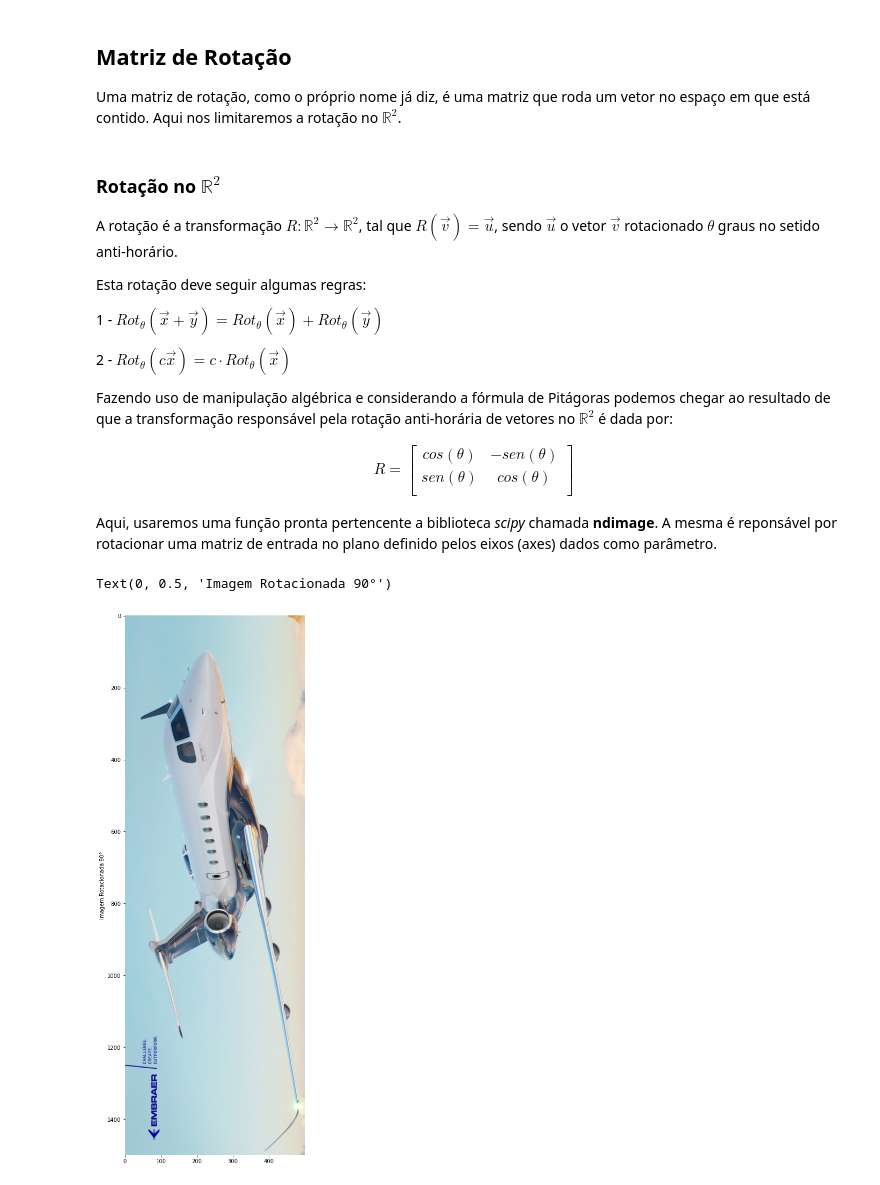
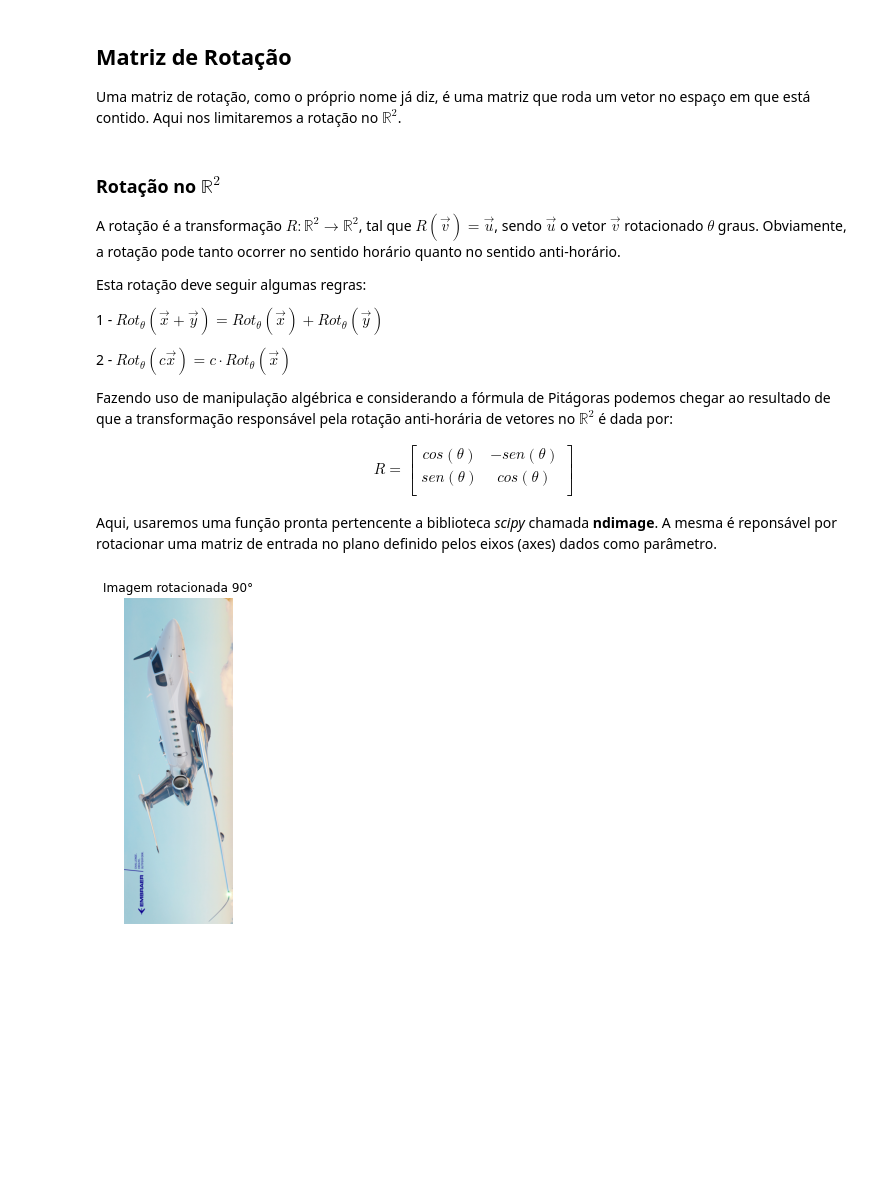
Before and after one commit to GusSampaio/processamento_de_imagens_e_gato_de_Arnold, a Jupyter notebook: Proj_Final_Alg_Lin.ipynb, the cells around one changed output. Cells and saved outputs as stored; diff of their text form; code cells hidden in the pictures; blank space fills up the shorter version.

Commit message:
Adicionando função de plot

```diff
--- a/Proj_Final_Alg_Lin.ipynb
+++ b/Proj_Final_Alg_Lin.ipynb
@@ -11,5 +11,19 @@ O que pode-se fazer com Python?
 # %%
 import numpy as np
 import matplotlib.pyplot as plt
+# %%
+# Vamos usar essa função para plotar as várias imagens pertencentes a esse notebook
+def plot_image(img, img_name):
+    #definindo as dimensões da do gráfico que sustentará a imagem advinda de uma matriz
+    plt.figure(figsize=(20,6))
+
+    #removendo a moldura do gráfico
+    plt.axis(False)
+
+    #plotando a imagem recebida
+    plt.imshow(img)
+
+    #adicionando o título do gráfico
+    plt.title(img_name)
 # %%
 img = plt.imread('img_exp.png', 0)
@@ -177,7 +172,7 @@ Uma matriz de rotação, como o próprio nome já diz, é uma matriz que roda um
 Aqui nos limitaremos a rotação no $\mathbb{R}^2$.
 # %% [markdown]
 ### Rotação no $\mathbb{R}^2$
-A rotação é a transformação $R: \mathbb{R}^2 \to \mathbb{R}^2$, tal que $R(\vec v) = \vec u$, sendo $\vec u$ o vetor $\vec v$ rotacionado $\theta$ graus no setido anti-horário.
+A rotação é a transformação $R: \mathbb{R}^2 \to \mathbb{R}^2$, tal que $R(\vec v) = \vec u$, sendo $\vec u$ o vetor $\vec v$ rotacionado $\theta$ graus. Obviamente, a rotação pode tanto ocorrer no sentido horário quanto no sentido anti-horário.
 
 Esta rotação deve seguir algumas regras:
 
@@ -202,15 +197,10 @@ from scipy import ndimage
 # %%
 # a variável img_rt recebe a matriz da variável img após sofrer uma transformação linear
 # usando uma matriz de rotação. O ângulo é 90°
 img_rt = ndimage.rotate(img, 90)
-
-plt.figure(figsize = (6,20))
-plt.imshow(img_rt)
-plt.box(False)
-plt.ylabel("Imagem Rotacionada 90°")
+plot_image(img_rt, "Imagem rotacionada 90°")
 # %% [output]
-Text(0, 0.5, 'Imagem Rotacionada 90°')
-[figure, old version]
+[figure, new version]
 # %%
 # Agora aplicando uma rotação de 60°.
 img_rt = ndimage.rotate(img, 60)
```
Also changed, not shown: parts of 9 cells of this notebook.
